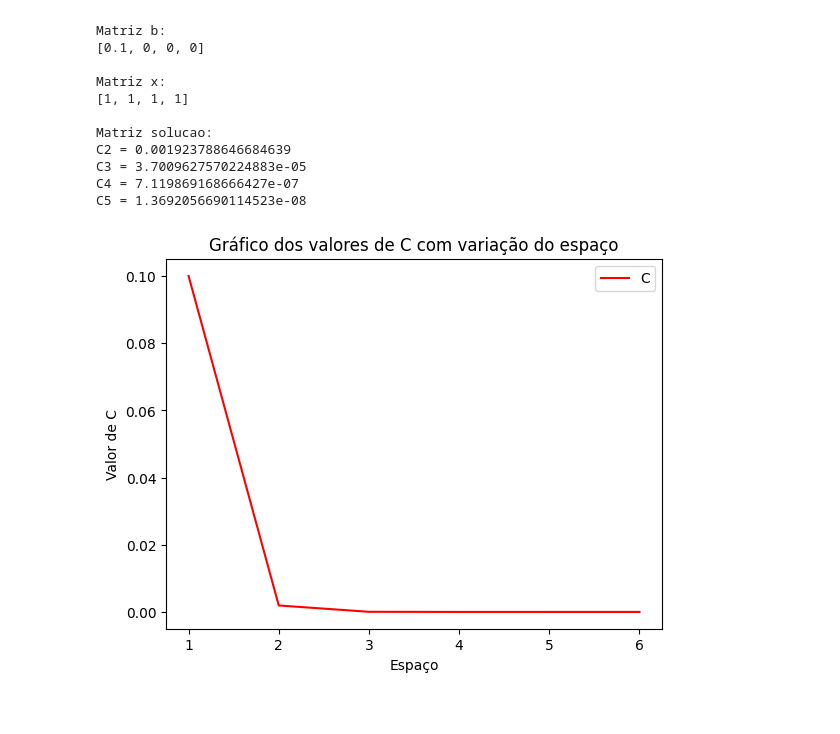
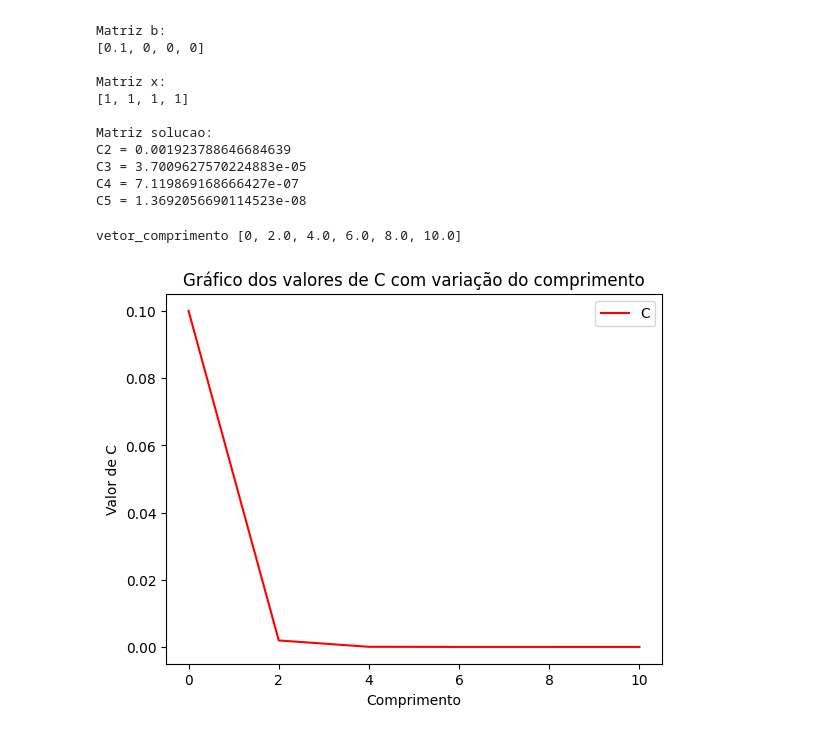
Before and after one commit to gusdiaso/metodosNumEqDiferenciais, a Jupyter notebook: Sistema_PVC.ipynb, the cells around one changed output. Saved outputs shown, nothing was run; the diff lists cells and outputs as text; code cells hidden in the pictures.

```diff
--- a/Sistema_PVC.ipynb
+++ b/Sistema_PVC.ipynb
@@ -105,25 +107,30 @@ C5 = 1.3692056690114523e-08
 # %%
 import matplotlib.pyplot as plt
 
-vetor_x = []
-z=1
+vetor_comprimento = [0]
+z = 0
 
-while(z <= nos_internos+2):
-    vetor_x.append(z)
-    z+=1
+while z < nos_internos + 1:
+    vetor_comprimento.append(vetor_comprimento[z] + (espaço_interno(nos_internos)))
+    z += 1
+
+print("vetor_comprimento", vetor_comprimento)
+
 
 def grafico_PVC():
 
-    plt.title('Gráfico dos valores de C com variação do espaço')
-    plt.plot(vetor_x, resultadoPVC, color='red', label='C')
+    plt.title("Gráfico dos valores de C com variação do comprimento")
+    plt.plot(vetor_comprimento, resultadoPVC, color="red", label="C")
     plt.legend()
-    plt.xlabel("Espaço")
+    plt.xlabel("Comprimento")
     plt.ylabel("Valor de C")
     plt.show()
 
+
 grafico_PVC()
 # %% [output]
+vetor_comprimento [0, 2.0, 4.0, 6.0, 8.0, 10.0]
-[figure, old version]
+[figure, new version]
 # %%
 def refinamento():
     vetor_nos_internos = [nos_internos]
```
Also changed, not shown: parts of 3 cells of this notebook, 1 other file.
